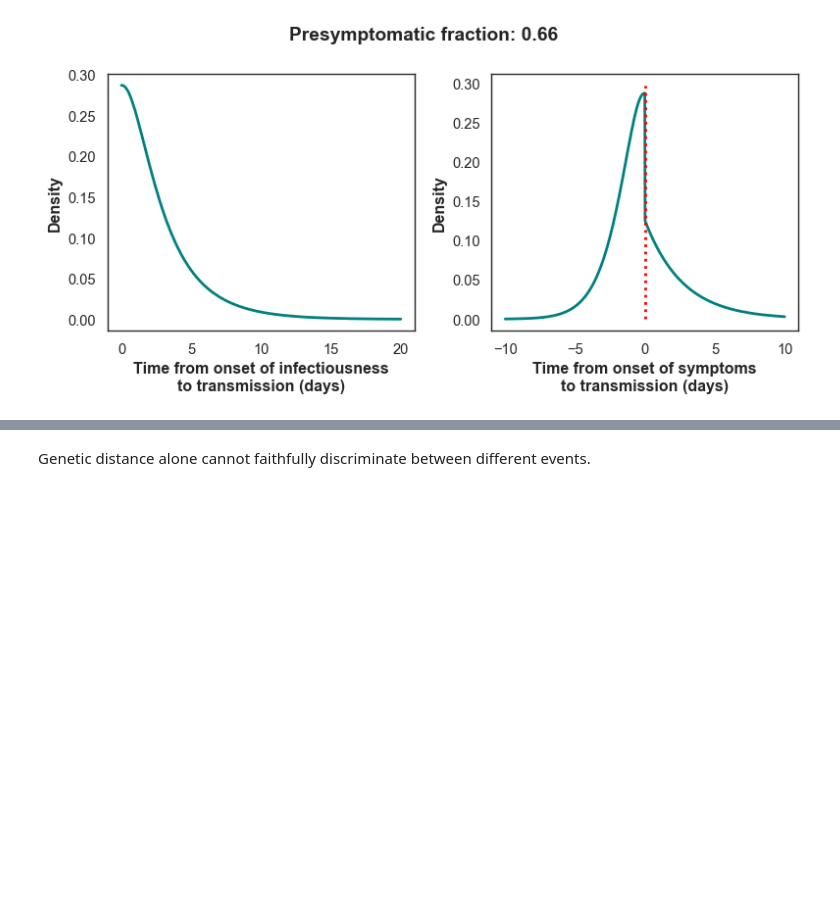
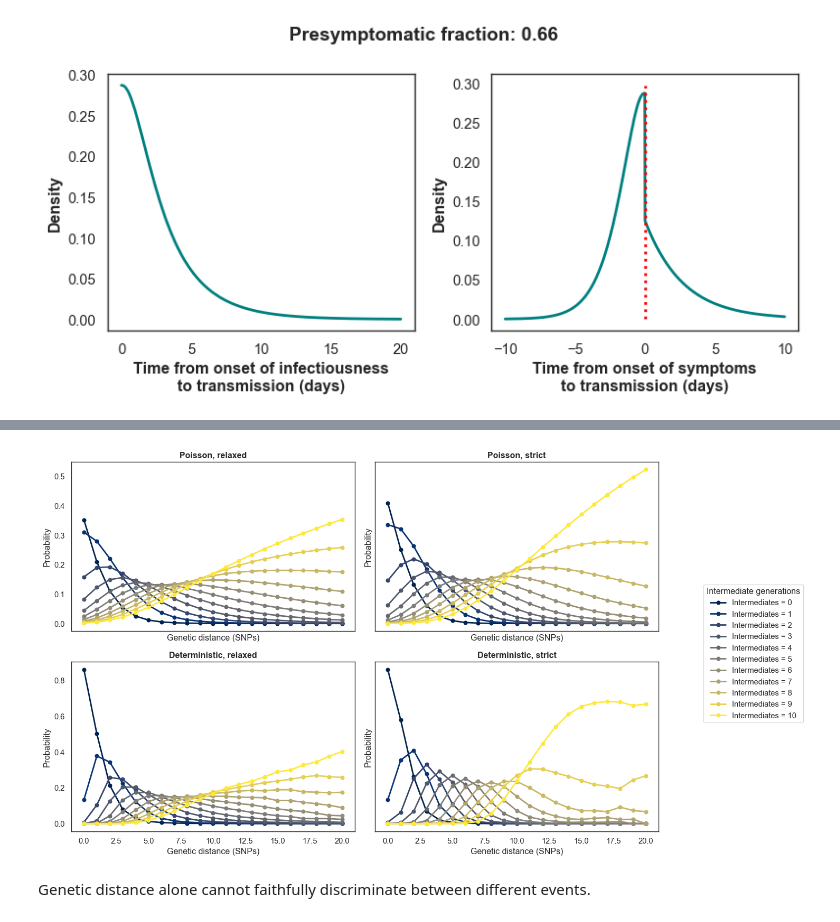
Before and after one commit to ydnkka/epilink, a Jupyter notebook: characterising_epilink.ipynb, the cells around one changed output, grey strips where cells are left out. Saved outputs shown, nothing was run; the diff lists cells and outputs as text; code cells hidden in the pictures; blank space fills up the shorter version.

```diff
--- a/characterising_epilink.ipynb
+++ b/characterising_epilink.ipynb
@@ -102,3 +253,47 @@ plt.close()
+# %%
+distances = np.arange(0, 21, 1)
+kind = "normalized"
+
+prob_poisson_relaxed = genetic_linkage_probability(
+    distances,
+    toit=TOIT(params=params, relax_rate=True, mutation_model="poisson"),
+    kind=kind,
+)
+
+prob_poisson_strict = genetic_linkage_probability(
+    distances,
+    toit=TOIT(params=params, relax_rate=False, mutation_model="poisson"),
+    kind=kind,
+)
+
+prob_deterministic_relaxed = genetic_linkage_probability(
+    distances,
+    toit=TOIT(params=params, relax_rate=True, mutation_model="deterministic"),
+    kind=kind,
+)
+
+prob_deterministic_strict = genetic_linkage_probability(
+    distances,
+    toit=TOIT(params=params, relax_rate=False, mutation_model="deterministic"),
+    kind=kind,
+)
+
+plot_probability_grid(
+    [
+        prob_poisson_relaxed,
+        prob_poisson_strict,
+        prob_deterministic_relaxed,
+        prob_deterministic_strict,
+    ],
+    titles=[
+        "Poisson, relaxed",
+        "Poisson, strict",
+        "Deterministic, relaxed",
+        "Deterministic, strict"
+    ],
+)
+# %% [output]
+[figure, added]
 # %% [markdown]
 Genetic distance alone cannot faithfully discriminate between different events.
 # %%
```
Also changed, not shown: parts of 8 cells of this notebook, 2 other files.
